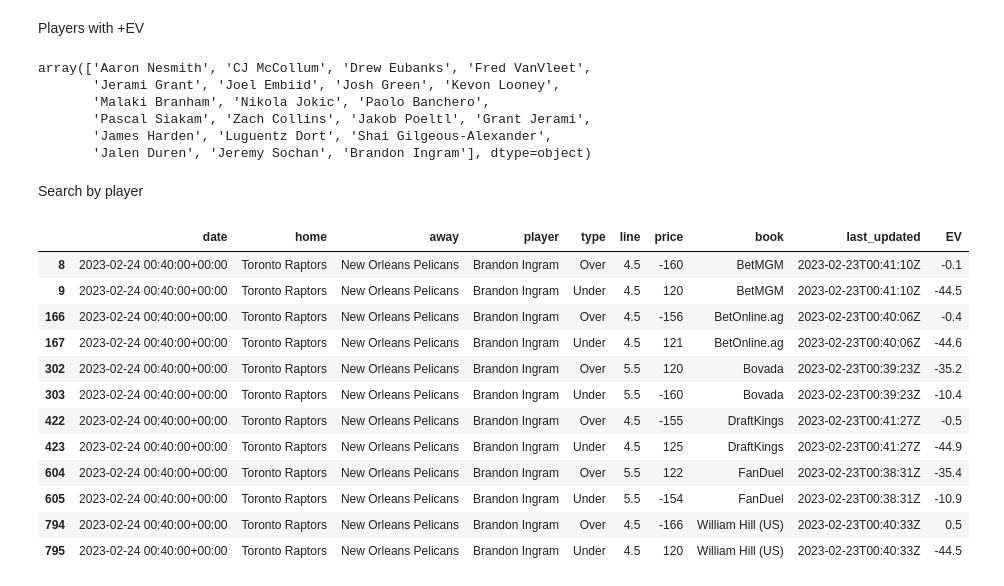
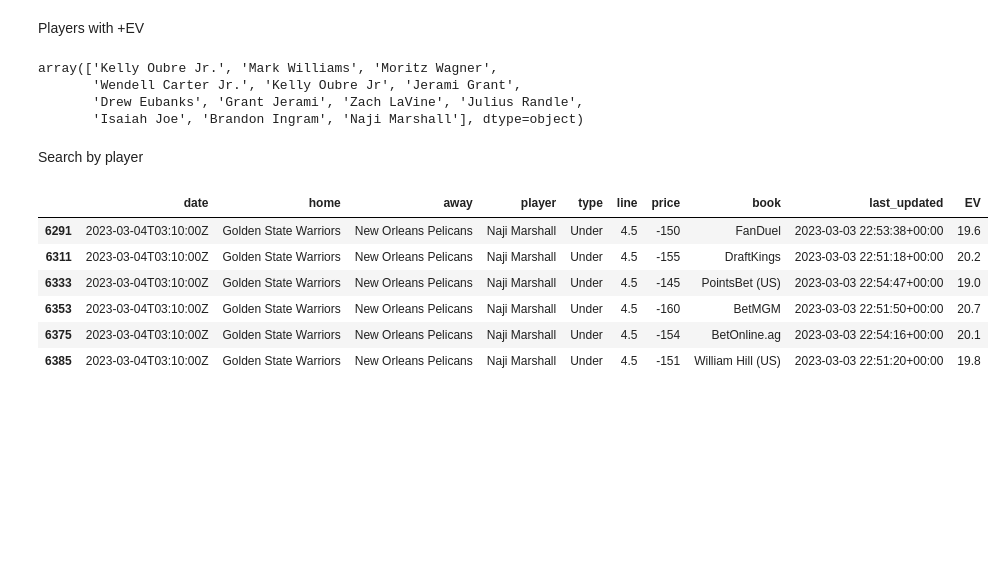
Before and after one commit to tylerengland25/NBA, a Jupyter notebook: modeling/player_props/rebounds.ipynb, the cells around one changed output. Cells and saved outputs as stored; diff of their text form; code cells hidden in the pictures; blank space fills up the shorter version.

```diff
--- a/modeling/player_props/rebounds.ipynb
+++ b/modeling/player_props/rebounds.ipynb
@@ -266,9 +270,20 @@ def calculate_expected_value(player, today, type, line, price):
         'pj tucker': 'p.j. tucker', 'robert williams iii': 'robert williams',
         'wendell carter': 'wendell carter jr.', 'christian james mccollum': 'cj mccollum',
         'grant jerami': 'jerami grant', 'huerter kevin': 'kevin huerter', 'p. j. tucker': 'p.j. tucker',
-        'p.j tucker': 'p.j. tucker'
+        'p.j tucker': 'p.j. tucker', 'nicolas claxton': 'nic claxton', 'cam johnson': 'cameron johnson',
+        'rj barrett jr.': 'rj barrett', 'jimmy butler iii': 'jimmy butler', 'dorian finney smith': 'dorian finney-smith',
+        'mike conley jr.': 'mike conley', 'anderson kyle': 'kyle anderson', 'jabari smith': 'jabari smith jr.',
+        'kj martin': 'kenyon martin jr.', 'jabari smith jr': 'jabari smith jr.', 'martin jr. k.': 'kenyon martin jr.',
+        'alfred joel horford reynoso': 'al horford', 'j. tate': "jae'sean tate", 'anthony davis jr.': 'anthony davis',
+        'murray dejounte': 'dejounte murray', 'brook robert lopez': 'brook lopez', 'og anunoby jr.': 'og anunoby',
+        'marcus morris sr.': 'marcus morris', 'morris marcus': 'marcus morris', 'kelly oubre jr': 'kelly oubre jr.',
+        'kelly oubre': 'kelly oubre jr.', 'dennis smith jr': 'dennis smith jr.', 'trendon watford (por)': 'trendon watford',
+        'cameron thomas': 'cam thomas', 'durant kevin': 'kevin durant', 'xavier tillman': 'xavier tillman sr.',
+        'k. caldwell-pope': 'kentavious caldwell-pope', 'michael porter': 'michael porter jr.', 'trey murphy': 'trey murphy iii',
+        'troy brown jr': 'troy brown jr.', 'troy brown': 'troy brown jr.'
     }
     player = edge_cases.get(player, player)
+    print(player)
 
     player_df = player_analysis(player, today)
     mu = project_and_normalize(player, player_df)
@@ -287,12 +302,19 @@ def calculate_expected_value(player, today, type, line, price):
 # %% [markdown]
 Load in player prop lines for date
 # %%
-next_game_date = date(2023, 2, 24)
-next_game_str = "2023-02-23"
+next_game_date = date(2023, 3, 3)
+next_game_str = "2023-03-03"
+# %%
+home_teams = schedules.loc[schedules['date'] == "2023-03-03", 'home'].to_list()
+away_teams = schedules.loc[schedules['date'] == "2023-03-03", 'visitor'].to_list()
 # %%
 player_props = pd.read_csv("backend/data/odds/player_props/rebounds.csv")
-player_props['date'] = pd.to_datetime(player_props.loc[:, 'date'])
-player_props = player_props.loc[player_props['date'].dt.date == next_game_date]
+player_props['last_updated'] = pd.to_datetime(player_props.loc[:, 'last_updated'])
+player_props = player_props.loc[
+    (player_props['last_updated'].dt.date == next_game_date) &
+    (player_props['home'].isin(home_teams)) &
+    (player_props['away'].isin(away_teams))
+]
 # %% [markdown]
 Calculate EV for each player and book
 # %%
@@ -304,30 +344,22 @@ player_props['EV'] = player_props.loc[:, input_columns].apply(
 # %% [markdown]
 Players with +EV
 # %%
-player_props.loc[player_props['EV'] > 0, 'player'].unique()
+player_props.loc[player_props['EV'] >= 10, 'player'].unique()
 # %% [output]
-array(['Aaron Nesmith', 'CJ McCollum', 'Drew Eubanks', 'Fred VanVleet',
-       'Jerami Grant', 'Joel Embiid', 'Josh Green', 'Kevon Looney',
-       'Malaki Branham', 'Nikola Jokic', 'Paolo Banchero',
-       'Pascal Siakam', 'Zach Collins', 'Jakob Poeltl', 'Grant Jerami',
-       'James Harden', 'Luguentz Dort', 'Shai Gilgeous-Alexander',
-       'Jalen Duren', 'Jeremy Sochan', 'Brandon Ingram'], dtype=object)
+array(['Kelly Oubre Jr.', 'Mark Williams', 'Moritz Wagner',
+       'Wendell Carter Jr.', 'Kelly Oubre Jr', 'Jerami Grant',
+       'Drew Eubanks', 'Grant Jerami', 'Zach LaVine', 'Julius Randle',
+       'Isaiah Joe', 'Brandon Ingram', 'Naji Marshall'], dtype=object)
 # %% [markdown]
 Search by player
 # %%
-player = "Brandon Ingram"
-player_props.loc[player_props['player'] == player]
+player = "Naji Marshall"
+player_props.loc[(player_props['player'] == player) & (player_props['EV'] > 0), :]
 # %% [output]
 |  | date | home | away | player | type | line | price | book | last_updated | EV |
-| 8 | 2023-02-24 00:40:00+00:00 | Toronto Raptors | New Orleans Pelicans | Brandon Ingram | Over | 4.5 | -160 | BetMGM | 2023-02-23T00:41:10Z | -0.1 |
-| 9 | 2023-02-24 00:40:00+00:00 | Toronto Raptors | New Orleans Pelicans | Brandon Ingram | Under | 4.5 | 120 | BetMGM | 2023-02-23T00:41:10Z | -44.5 |
-| 166 | 2023-02-24 00:40:00+00:00 | Toronto Raptors | New Orleans Pelicans | Brandon Ingram | Over | 4.5 | -156 | BetOnline.ag | 2023-02-23T00:40:06Z | -0.4 |
-| 167 | 2023-02-24 00:40:00+00:00 | Toronto Raptors | New Orleans Pelicans | Brandon Ingram | Under | 4.5 | 121 | BetOnline.ag | 2023-02-23T00:40:06Z | -44.6 |
-| 302 | 2023-02-24 00:40:00+00:00 | Toronto Raptors | New Orleans Pelicans | Brandon Ingram | Over | 5.5 | 120 | Bovada | 2023-02-23T00:39:23Z | -35.2 |
-| 303 | 2023-02-24 00:40:00+00:00 | Toronto Raptors | New Orleans Pelicans | Brandon Ingram | Under | 5.5 | -160 | Bovada | 2023-02-23T00:39:23Z | -10.4 |
-| 422 | 2023-02-24 00:40:00+00:00 | Toronto Raptors | New Orleans Pelicans | Brandon Ingram | Over | 4.5 | -155 | DraftKings | 2023-02-23T00:41:27Z | -0.5 |
-| 423 | 2023-02-24 00:40:00+00:00 | Toronto Raptors | New Orleans Pelicans | Brandon Ingram | Under | 4.5 | 125 | DraftKings | 2023-02-23T00:41:27Z | -44.9 |
-| 604 | 2023-02-24 00:40:00+00:00 | Toronto Raptors | New Orleans Pelicans | Brandon Ingram | Over | 5.5 | 122 | FanDuel | 2023-02-23T00:38:31Z | -35.4 |
-| 605 | 2023-02-24 00:40:00+00:00 | Toronto Raptors | New Orleans Pelicans | Brandon Ingram | Under | 5.5 | -154 | FanDuel | 2023-02-23T00:38:31Z | -10.9 |
-| 794 | 2023-02-24 00:40:00+00:00 | Toronto Raptors | New Orleans Pelicans | Brandon Ingram | Over | 4.5 | -166 | William Hill (US) | 2023-02-23T00:40:33Z | 0.5 |
-| 795 | 2023-02-24 00:40:00+00:00 | Toronto Raptors | New Orleans Pelicans | Brandon Ingram | Under | 4.5 | 120 | William Hill (US) | 2023-02-23T00:40:33Z | -44.5 |
+| 6291 | 2023-03-04T03:10:00Z | Golden State Warriors | New Orleans Pelicans | Naji Marshall | Under | 4.5 | -150 | FanDuel | 2023-03-03 22:53:38+00:00 | 19.6 |
+| 6311 | 2023-03-04T03:10:00Z | Golden State Warriors | New Orleans Pelicans | Naji Marshall | Under | 4.5 | -155 | DraftKings | 2023-03-03 22:51:18+00:00 | 20.2 |
+| 6333 | 2023-03-04T03:10:00Z | Golden State Warriors | New Orleans Pelicans | Naji Marshall | Under | 4.5 | -145 | PointsBet (US) | 2023-03-03 22:54:47+00:00 | 19.0 |
+| 6353 | 2023-03-04T03:10:00Z | Golden State Warriors | New Orleans Pelicans | Naji Marshall | Under | 4.5 | -160 | BetMGM | 2023-03-03 22:51:50+00:00 | 20.7 |
+| 6375 | 2023-03-04T03:10:00Z | Golden State Warriors | New Orleans Pelicans | Naji Marshall | Under | 4.5 | -154 | BetOnline.ag | 2023-03-03 22:54:16+00:00 | 20.1 |
+| 6385 | 2023-03-04T03:10:00Z | Golden State Warriors | New Orleans Pelicans | Naji Marshall | Under | 4.5 | -151 | William Hill (US) | 2023-03-03 22:51:20+00:00 | 19.8 |
```
Also changed, not shown: parts of 7 cells of this notebook, 1 other file.
